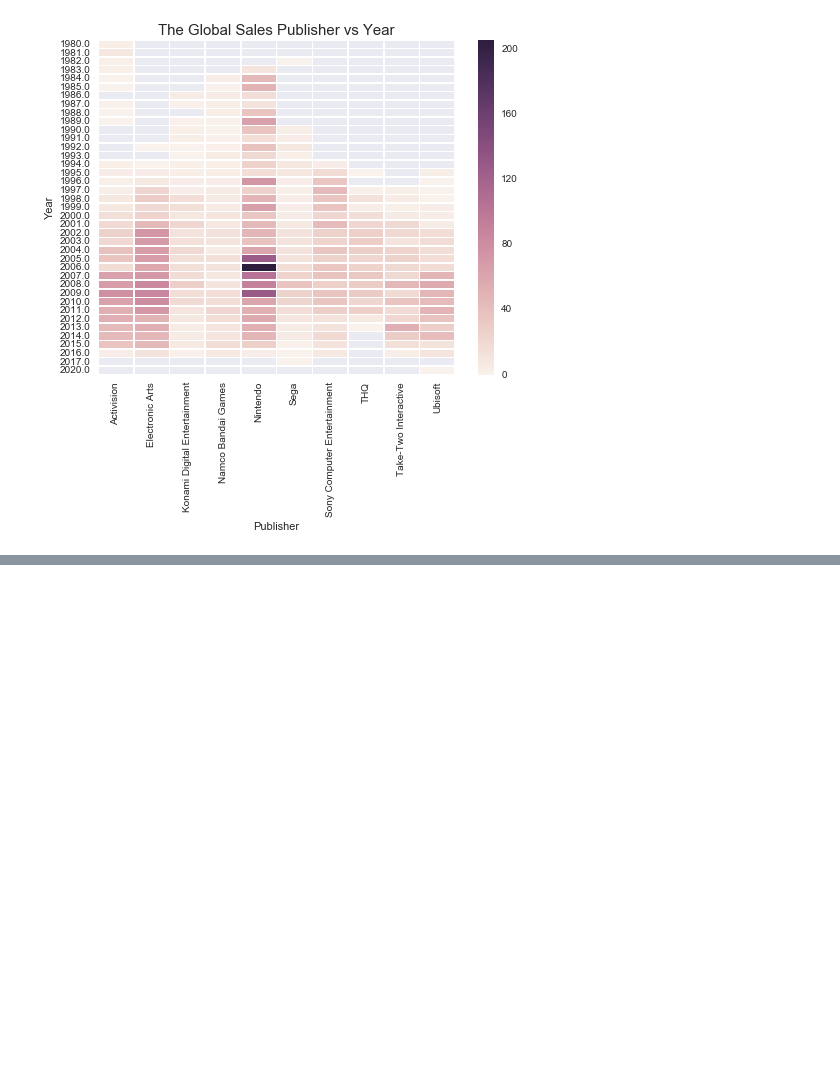
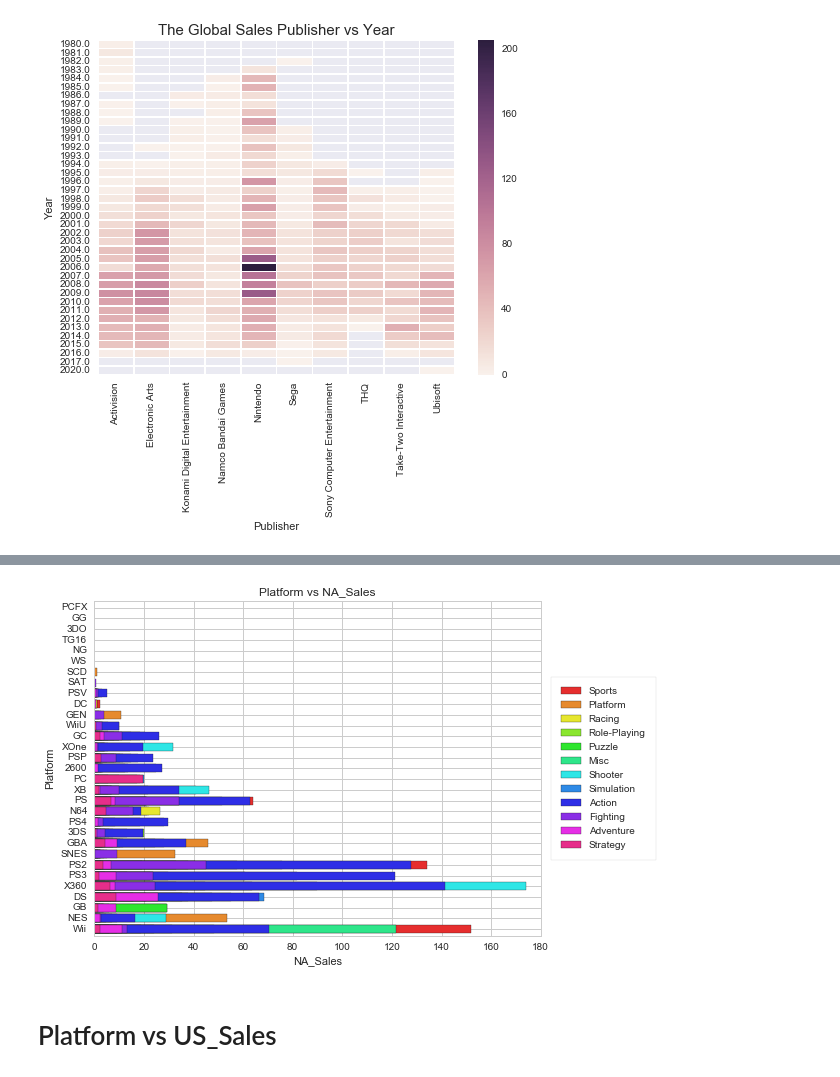
Before and after one commit to xingobar/visualization, a Jupyter notebook: video game sale.ipynb, the cells around one changed output, grey strips where cells are left out. Drawn from its saved outputs; the diff is of its cells as text; code cells hidden in the pictures; blank space fills up the shorter version.

```diff
--- a/video game sale.ipynb
+++ b/video game sale.ipynb
@@ -278,0 +282,13 @@ plt.title('The Global Sales Publisher vs Year',fontsize=15)
+# %%
+platform_feat = df['Platform'].unique()
+genre_feat = df['Genre'].unique()
+columns = ['Platform','Genre','NA_Sales']
+platform_genre = pd.DataFrame()
+for platform in platform_feat:
+    curr_platform = df[df['Platform'] == platform]
+    for genre in genre_feat:
+        platform_genre_sum = curr_platform[curr_platform['Genre'] == genre]['NA_Sales'].sum()
+        entry = pd.DataFrame([[platform,genre,platform_genre_sum]],columns=columns)
+        platform_genre = platform_genre.append(entry)
+
+platform_genre.head()
@@ -278,0 +302,30 @@ plt.title('The Global Sales Publisher vs Year',fontsize=15)
+# %%
+# http://stackoverflow.com/questions/22787209/how-to-have-clusters-of-stacked-bars-with-python-pandas
+sns.set_style("whitegrid")
+sns.set_color_codes('pastel')
+length = len(platform_genre.Genre.unique())
+HSV_tuples = [(x*1.0/length, 0.8, 0.9) for x in xrange(length)]
+RGB = [colorsys.hsv_to_rgb(*i) for i in HSV_tuples]
+
+
+axe = plt.subplot(111)
+for i,genre in enumerate(platform_genre.Genre.unique()):
+
+    curr_genre = platform_genre[platform_genre.Genre == genre]
+
+    axe = curr_genre.plot(kind='barh', x = 'Platform',y = 'NA_Sales',
+                    label=genre,stacked=True,figsize=(8,6)
+                    ,width=0.75,color=RGB[i],ax=axe)
+
+
+#ticks = plt.setp(ax.get_xticklabels(),rotation=90)
+plt.title('Platform vs NA_Sales')
+plt.ylabel('Platform')
+plt.xlabel('NA_Sales')
+#plt.legend(loc='best')
+legend = plt.legend(loc='center left',bbox_to_anchor  =(1,0.5),
+                    frameon=True,borderpad=1,borderaxespad=1)
+# %% [output]
+[figure, added]
+# %% [markdown]
+# Platform vs US_Sales
```
Also changed, not shown: parts of 10 cells of this notebook.
